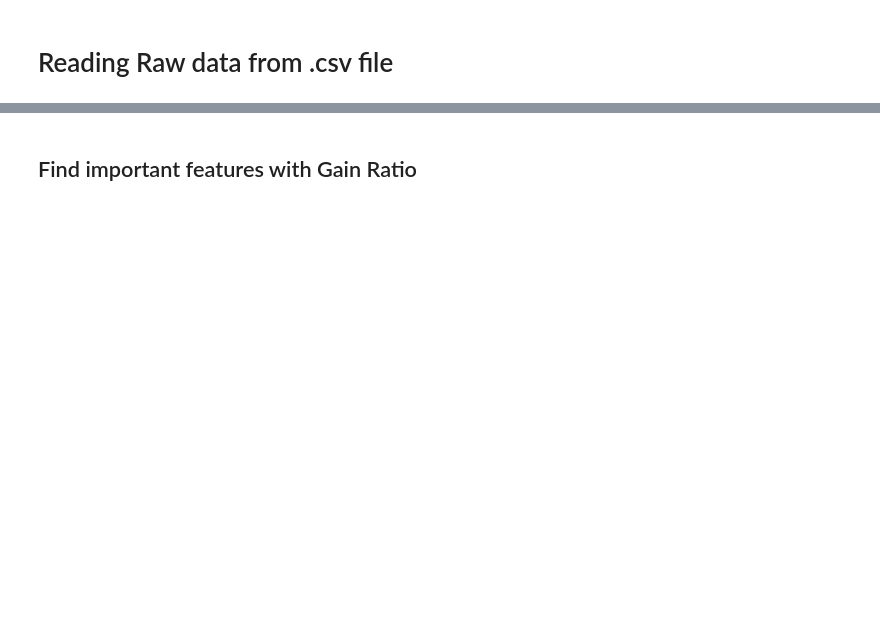
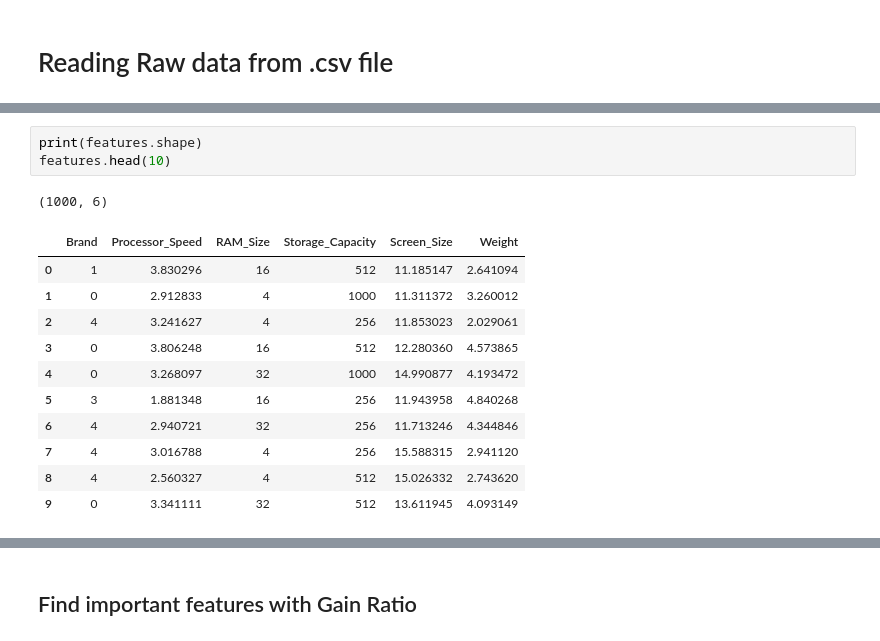
Before and after one commit to TJesT/tpnn, a Jupyter notebook: 1.ipynb, the cells around one changed output, grey strips where cells are left out. Saved outputs shown, nothing was run; the diff lists cells and outputs as text; blank space fills up the shorter version.

```diff
--- a/1.ipynb
+++ b/1.ipynb
@@ -120,0 +56,16 @@ raw_data['Price'].plot.hist(logx=True)
+# %%
+print(features.shape)
+features.head(10)
+# %% [output]
+(1000, 6)
+|  | Brand | Processor_Speed | RAM_Size | Storage_Capacity | Screen_Size | Weight |
+| 0 | 1 | 3.830296 | 16 | 512 | 11.185147 | 2.641094 |
+| 1 | 0 | 2.912833 | 4 | 1000 | 11.311372 | 3.260012 |
+| 2 | 4 | 3.241627 | 4 | 256 | 11.853023 | 2.029061 |
+| 3 | 0 | 3.806248 | 16 | 512 | 12.280360 | 4.573865 |
+| 4 | 0 | 3.268097 | 32 | 1000 | 14.990877 | 4.193472 |
+| 5 | 3 | 1.881348 | 16 | 256 | 11.943958 | 4.840268 |
+| 6 | 4 | 2.940721 | 32 | 256 | 11.713246 | 4.344846 |
+| 7 | 4 | 3.016788 | 4 | 256 | 15.588315 | 2.941120 |
+| 8 | 4 | 2.560327 | 4 | 512 | 15.026332 | 2.743620 |
+| 9 | 0 | 3.341111 | 32 | 512 | 13.611945 | 4.093149 |
```
Also changed, not shown: parts of 33 cells of this notebook, 31 other files.
